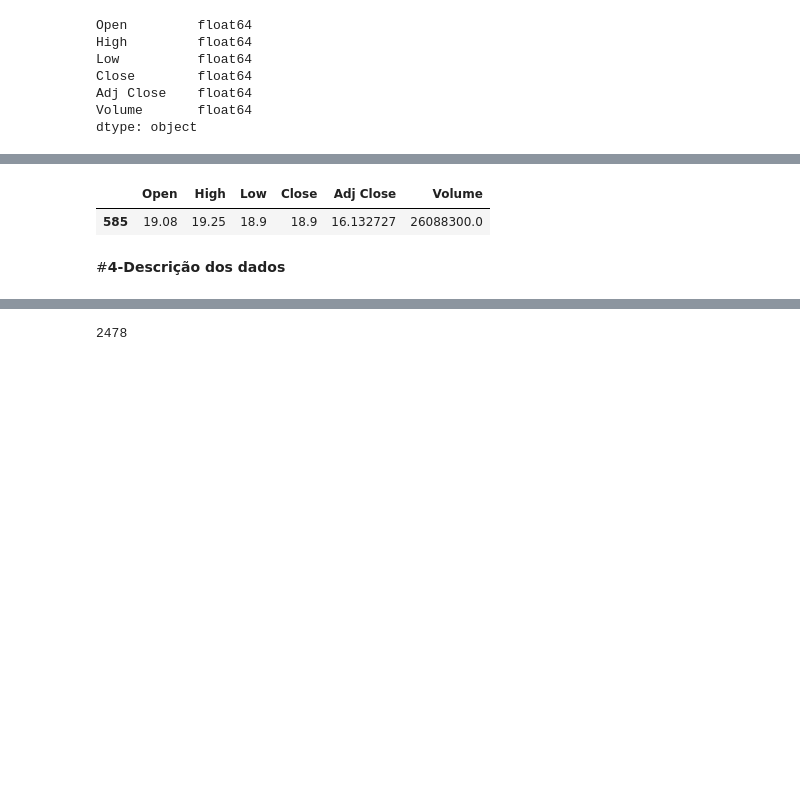
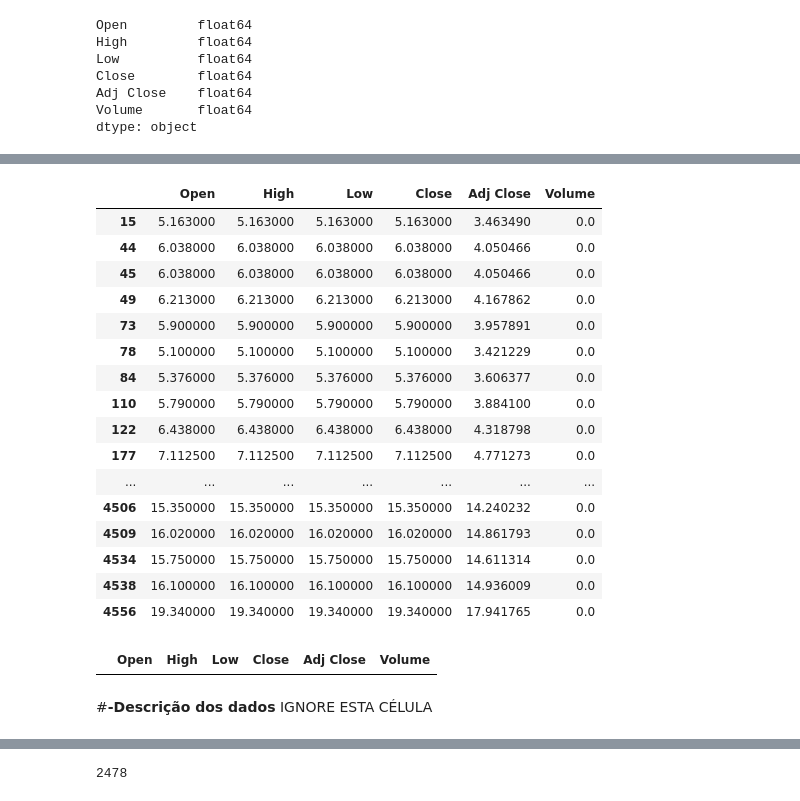
Before and after one commit to claubermartins/Stock-market-prediction, a Jupyter notebook: stock_market_prediction.ipynb, the cells around one changed output, grey strips where cells are left out. Drawn from its saved outputs; the diff is of its cells as text; code cells hidden in the pictures; blank space fills up the shorter version.

```diff
--- a/stock_market_prediction.ipynb
+++ b/stock_market_prediction.ipynb
@@ -45,4 +66,3 @@ Populating the interactive namespace from numpy and matplotlib
 # %%
-
-base = pd.read_csv('/content/PETR4-treinamento.csv')
+base = pd.read_csv('PETR4-treinamento.csv')
 base = base.drop('Date', axis = 1)
@@ -68,0 +118,5 @@ dtype: int64
+# %%
+#preenchendo os valores nulos com o valor médio
+imputer = SimpleImputer(missing_values=np.nan, strategy='mean',verbose=0)
+imputer = imputer.fit(base.iloc[:,0:6])
+base.iloc[:,0:6] = imputer.transform(base.iloc[:,0:6])
@@ -68,0 +146,21 @@ dtype: int64
+# %%
+#Encontrando os valores nulos
+base.loc[base['Volume'] == 0]
+# %% [output]
+|  | Open | High | Low | Close | Adj Close | Volume |
+| 15 | 5.163000 | 5.163000 | 5.163000 | 5.163000 | 3.463490 | 0.0 |
+| 44 | 6.038000 | 6.038000 | 6.038000 | 6.038000 | 4.050466 | 0.0 |
+| 45 | 6.038000 | 6.038000 | 6.038000 | 6.038000 | 4.050466 | 0.0 |
+| 49 | 6.213000 | 6.213000 | 6.213000 | 6.213000 | 4.167862 | 0.0 |
+| 73 | 5.900000 | 5.900000 | 5.900000 | 5.900000 | 3.957891 | 0.0 |
+| 78 | 5.100000 | 5.100000 | 5.100000 | 5.100000 | 3.421229 | 0.0 |
+| 84 | 5.376000 | 5.376000 | 5.376000 | 5.376000 | 3.606377 | 0.0 |
+| 110 | 5.790000 | 5.790000 | 5.790000 | 5.790000 | 3.884100 | 0.0 |
+| 122 | 6.438000 | 6.438000 | 6.438000 | 6.438000 | 4.318798 | 0.0 |
+| 177 | 7.112500 | 7.112500 | 7.112500 | 7.112500 | 4.771273 | 0.0 |
+| ... | ... | ... | ... | ... | ... | ... |
+| 4506 | 15.350000 | 15.350000 | 15.350000 | 15.350000 | 14.240232 | 0.0 |
+| 4509 | 16.020000 | 16.020000 | 16.020000 | 16.020000 | 14.861793 | 0.0 |
+| 4534 | 15.750000 | 15.750000 | 15.750000 | 15.750000 | 14.611314 | 0.0 |
+| 4538 | 16.100000 | 16.100000 | 16.100000 | 16.100000 | 14.936009 | 0.0 |
+| 4556 | 19.340000 | 19.340000 | 19.340000 | 19.340000 | 17.941765 | 0.0 |
@@ -69 +172,6 @@ dtype: int64
+# %%
+#Encontrando os valores nulos
+base.loc[base['Volume'] == 0]
+# %% [output]
+|  | Open | High | Low | Close | Adj Close | Volume |
 # %%
@@ -71,5 +178,0 @@ base = base.dropna()
-# %%
-base.sample()
-# %% [output]
-|  | Open | High | Low | Close | Adj Close | Volume |
-| 585 | 19.08 | 19.25 | 18.9 | 18.9 | 16.132727 | 26088300.0 |
@@ -76,5 +181,5 @@ base.sample()
 # %% [markdown]
-#**4-Descrição dos dados**
+#**-Descrição dos dados** IGNORE ESTA CÉLULA
 # %%
 #Tendencia central - mean, median
 ct1 = pd.DataFrame(base.apply(np.mean)).T #T transpondo
```
Also changed, not shown: parts of 46 cells of this notebook.
